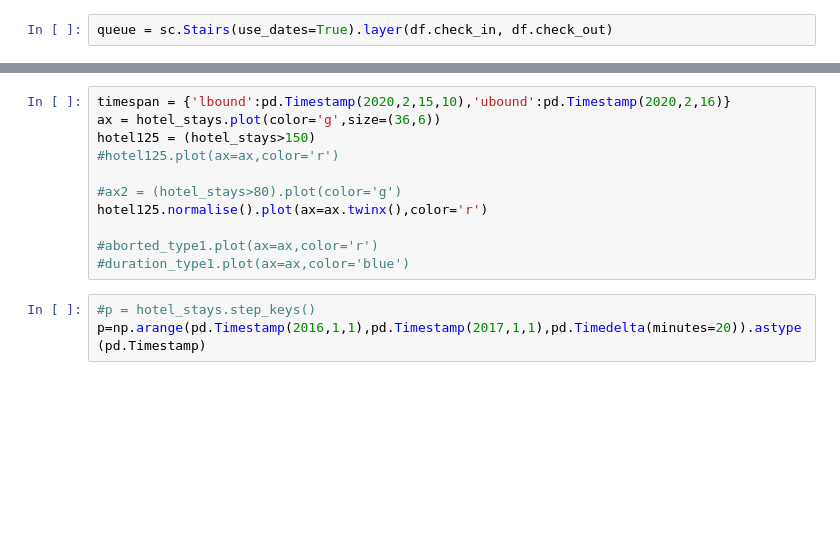
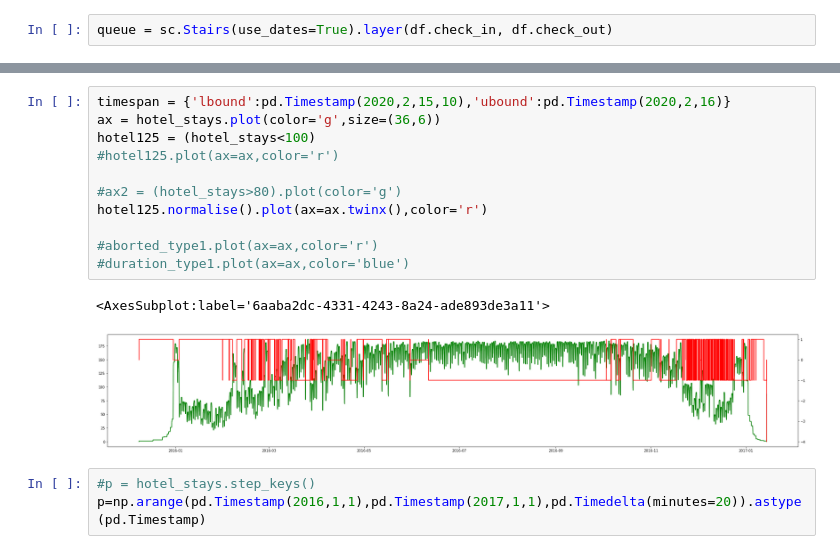
Before and after one commit to probability/topicmodelunderstanding, a Jupyter notebook: Notebooks/Examples 4.ipynb, the cells around one changed output, grey strips where cells are left out. Saved outputs shown, nothing was run; the diff lists cells and outputs as text; blank space fills up the shorter version.

```diff
--- a/Notebooks/Examples 4.ipynb
+++ b/Notebooks/Examples 4.ipynb
@@ -38,14 +37,17 @@ ax.step(p,x)
 # %%
 timespan = {'lbound':pd.Timestamp(2020,2,15,10),'ubound':pd.Timestamp(2020,2,16)}
 ax = hotel_stays.plot(color='g',size=(36,6))
-hotel125 = (hotel_stays>150)
+hotel125 = (hotel_stays<100)
 #hotel125.plot(ax=ax,color='r')
 
 #ax2 = (hotel_stays>80).plot(color='g')
 hotel125.normalise().plot(ax=ax.twinx(),color='r')
 
 #aborted_type1.plot(ax=ax,color='r')
 #duration_type1.plot(ax=ax,color='blue')
+# %% [output]
+<AxesSubplot:label='6aaba2dc-4331-4243-8a24-ade893de3a11'>
+[figure, added]
 # %%
 #p = hotel_stays.step_keys()
 p=np.arange(pd.Timestamp(2016,1,1),pd.Timestamp(2017,1,1),pd.Timedelta(minutes=20)).astype(pd.Timestamp)
```
Also changed, not shown: parts of 3 cells of this notebook, 4 other files.
